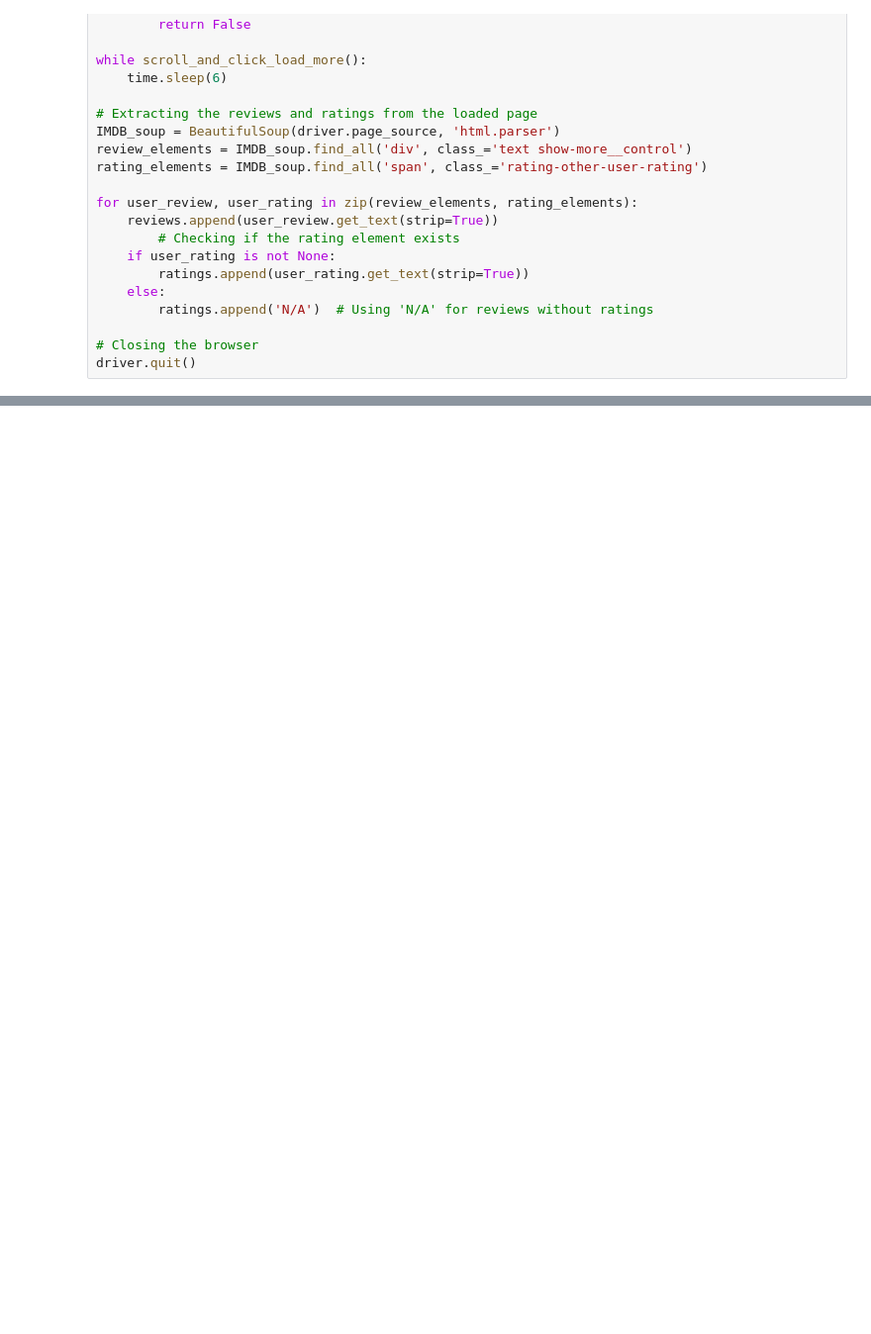
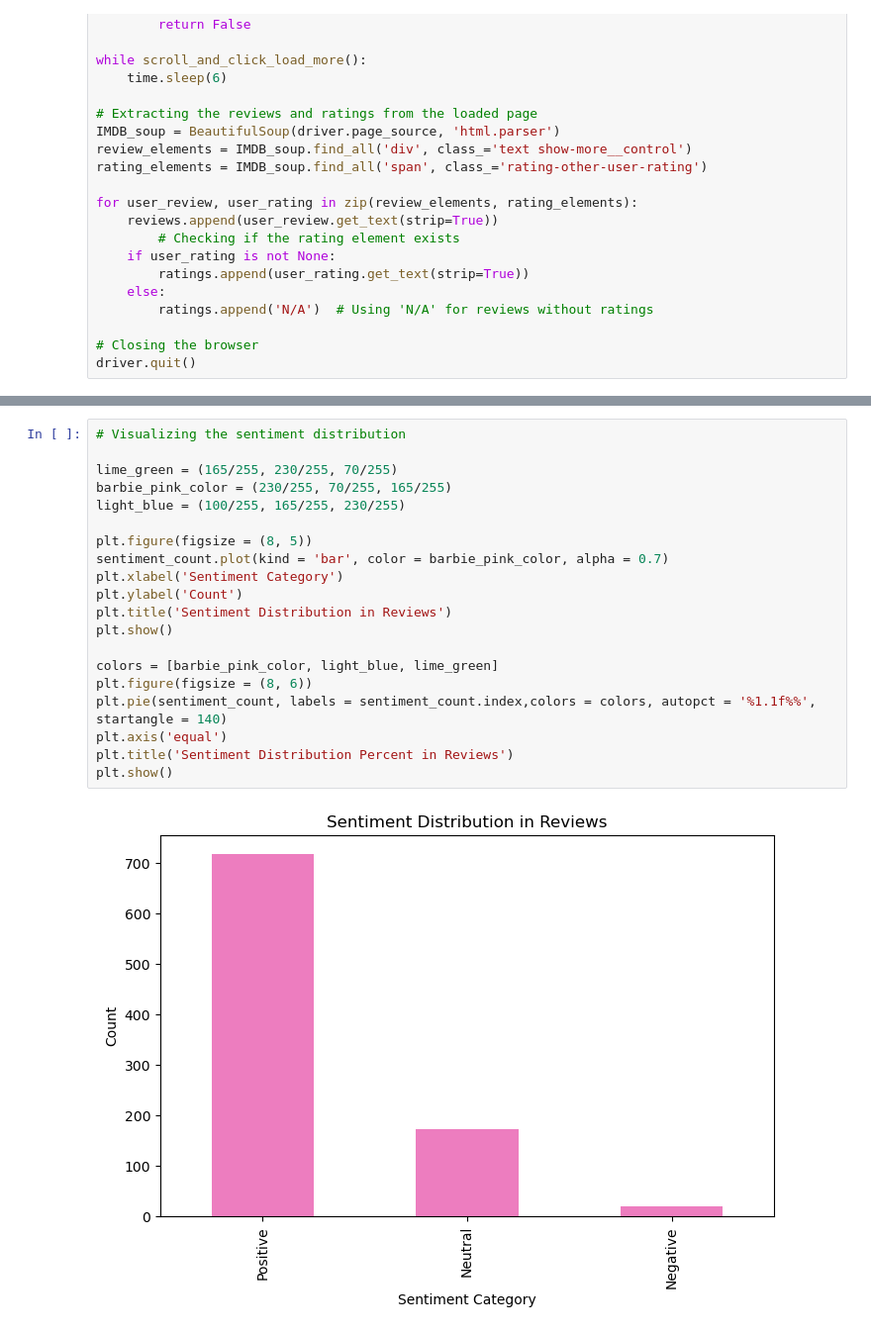
Before and after one commit to ahmedSakka/Barbie_Movie_Analysis, a Jupyter notebook: Barbie_Reviews_Analysis.ipynb, the cells around one changed output, grey strips where cells are left out. Shown at 99% size. Saved outputs shown, nothing was run; the diff lists cells and outputs as text; blank space fills up the shorter version.

Commit message:
Created the visualizations for the sentiment analysis.

```diff
--- a/Barbie_Reviews_Analysis.ipynb
+++ b/Barbie_Reviews_Analysis.ipynb
@@ -132,0 +132,22 @@ Name: sentiment, dtype: int64
+# %%
+# Visualizing the sentiment distribution
+
+lime_green = (165/255, 230/255, 70/255)
+barbie_pink_color = (230/255, 70/255, 165/255)
+light_blue = (100/255, 165/255, 230/255)
+
+plt.figure(figsize = (8, 5))
+sentiment_count.plot(kind = 'bar', color = barbie_pink_color, alpha = 0.7)
+plt.xlabel('Sentiment Category')
+plt.ylabel('Count')
+plt.title('Sentiment Distribution in Reviews')
+plt.show()
+
+colors = [barbie_pink_color, light_blue, lime_green]
+plt.figure(figsize = (8, 6))
+plt.pie(sentiment_count, labels = sentiment_count.index,colors = colors, autopct = '%1.1f%%', startangle = 140)
+plt.axis('equal')
+plt.title('Sentiment Distribution Percent in Reviews')
+plt.show()
+# %% [output]
+[figure, added]
```
Also changed, not shown: parts of 6 cells of this notebook.
